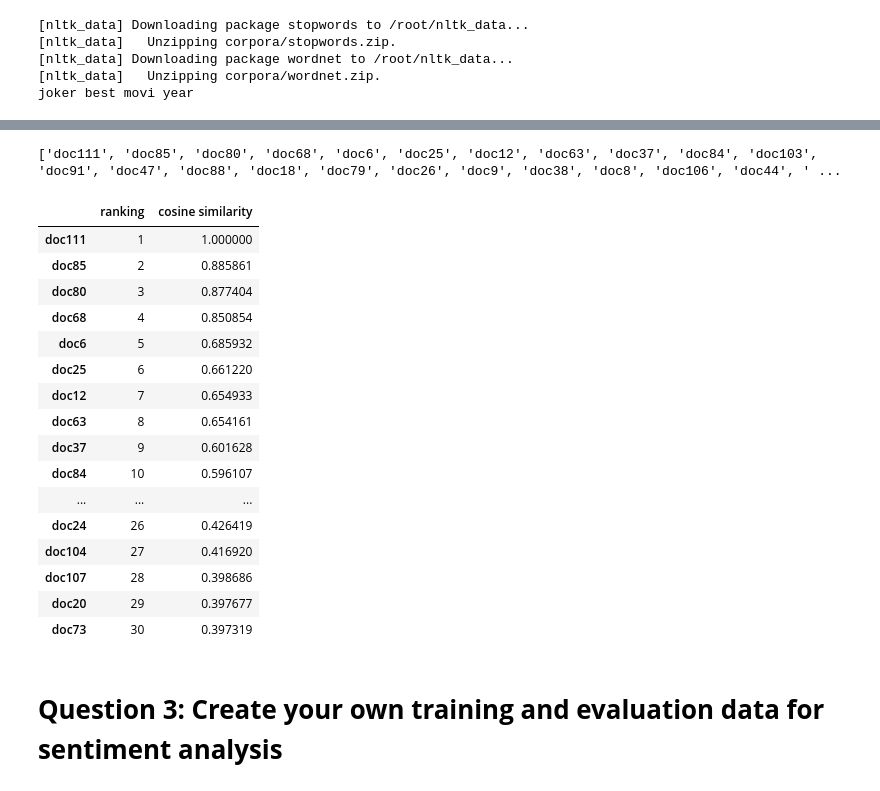
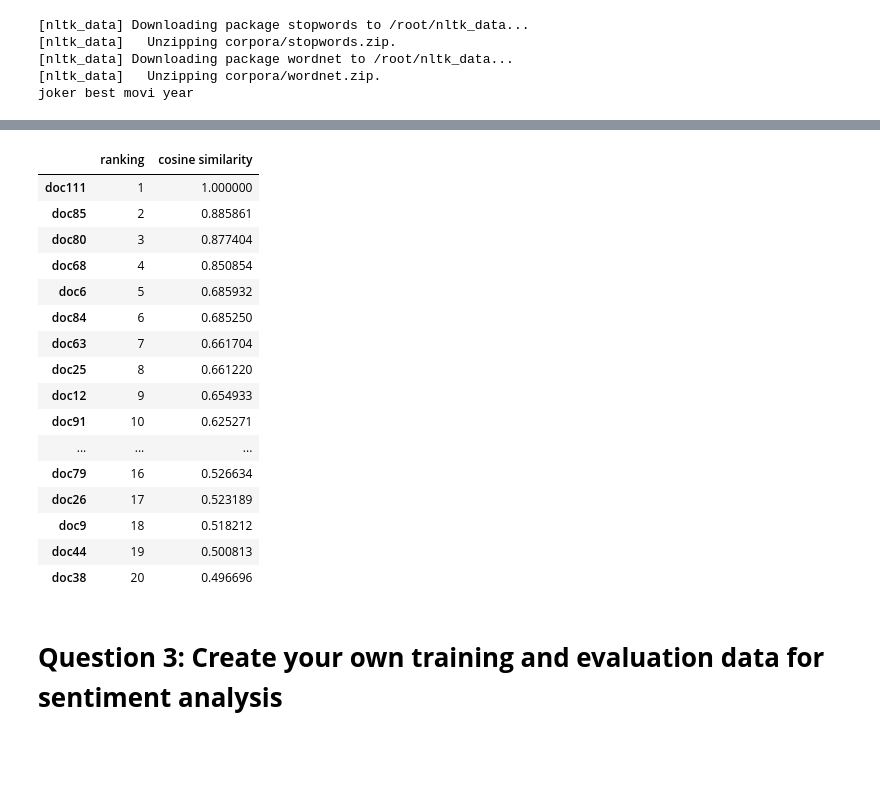
Before and after one commit to HuyenNguyenHelen/Huyen_INFO5731_Spring2020, a Jupyter notebook: INFO5731_Assignment_Three.ipynb, the cells around one changed output, grey strips where cells are left out. Drawn from its saved outputs; the diff is of its cells as text; code cells hidden in the pictures; blank space fills up the shorter version.

```diff
--- a/INFO5731_Assignment_Three.ipynb
+++ b/INFO5731_Assignment_Three.ipynb
@@ -141,27 +134,6 @@ df
 | 110 | 0.0 | 0.0 | 0.0 | 0.0 | ... |
 | 111 | 0.0 | 0.0 | 0.0 | 0.0 | ... |
 111 rows × 1376 columns
-# %%
-#leave here just in case
-'''
-monty=TextBlob(data)
-#print(monty.noun_phrases)
-
-# make a dictionary of noun phrases and their frequency
-hist={}
-for np in monty.noun_phrases:
-  hist[np]=hist.get(np,0)+1
-
-# find the maximum frequency of these noun phrases
-max_refreq = max([val for val in hist.values()])
-
-# calculate the relative probability as given formula
-re_prob={}
-for key, val in hist.items():
-  re_prob[key] = val/max_refreq
-
-pandas.DataFrame.from_dict (re_prob, orient = 'index', columns = ['noun-phrases relative probabilities']).head(10)
-'''
 # %% [markdown]
 # **Question 2: Undersand TF-IDF and Document representation**
 # %% [markdown]
@@ -243,7 +215,7 @@ joker best movi year
 
 doc=[doc for doc in data_query.splitlines()]
 corpus = {v: k for v, k in enumerate(data_query.splitlines(),1)}
-tfidf=TfidfVectorizer(input=doc, max_features=50, min_df=0.2, lowercase=True, analyzer='word', stop_words='english', ngram_range=(1,3))
+tfidf=TfidfVectorizer(input=doc, max_features=50, min_df=0.2, lowercase=True, analyzer='word', stop_words='english', ngram_range=(1,1))
 tfs=tfidf.fit_transform(corpus.values())
 feature_names= tfidf.get_feature_names()
 corpus_index=[n for n in corpus]
@@ -314,5 +286,5 @@ rankdf.head(30)
 # %%
-# Calculate cosin similarity of query with documents manually
+# Calculate cosine similarity of query with documents manually
 
 import math
 import numpy as np
@@ -320,47 +292,45 @@ import numpy as np
 # define a function to calculate cosine similarity of two vectors
 def cosim (v1,v2):
   x=v1.toarray()
   y=v2.toarray()
   return np.sum(x*y)/math.sqrt(np.sum(x*x)*np.sum(y*y))
 
 # Using defined function to calculate cosine similarity of the query to each doc
 # looping through each doc, calculate and store in a dict
 i=1
 query_sim = {}
 while i <=111:
   cosin_similarity=cosim(tfs[111], tfs[i])
   cosin_similarity = str(cosin_similarity)
   query_sim['doc'+str(i)] = cosin_similarity
   i+=1
 query_sim_noNul= {k:float(v) for k,v in query_sim.items() if v != 'nan'}  # remove Null values from the dict
 # sort the results to rank
 sorted_query_sim = sorted (query_sim_noNul, key=query_sim_noNul.get, reverse=True)
-print(sorted_query_sim)
 query_sim_rank = {key:rank for rank, key in enumerate(sorted_query_sim,1)}
 
 cosim_list = [query_sim_noNul[doc] for doc in sorted_query_sim]
 rank_df=pandas.DataFrame.from_dict (query_sim_rank,orient = 'index', columns = ['ranking'])
 rank_df ['cosine similarity'] = cosim_list
-rank_df.head(30)
+rank_df.head(20)
 # %% [output]
-['doc111', 'doc85', 'doc80', 'doc68', 'doc6', 'doc25', 'doc12', 'doc63', 'doc37', 'doc84', 'doc103', 'doc91', 'doc47', 'doc88', 'doc18', 'doc79', 'doc26', 'doc9', 'doc38', 'doc8', 'doc106', 'doc44', ' ...
 |  | ranking | cosine similarity |
 | doc111 | 1 | 1.000000 |
 | doc85 | 2 | 0.885861 |
 | doc80 | 3 | 0.877404 |
 | doc68 | 4 | 0.850854 |
 | doc6 | 5 | 0.685932 |
-| doc25 | 6 | 0.661220 |
-| doc12 | 7 | 0.654933 |
-| doc63 | 8 | 0.654161 |
-| doc37 | 9 | 0.601628 |
-| doc84 | 10 | 0.596107 |
+| doc84 | 6 | 0.685250 |
+| doc63 | 7 | 0.661704 |
+| doc25 | 8 | 0.661220 |
+| doc12 | 9 | 0.654933 |
+| doc91 | 10 | 0.625271 |
 | ... | ... | ... |
-| doc24 | 26 | 0.426419 |
-| doc104 | 27 | 0.416920 |
-| doc107 | 28 | 0.398686 |
-| doc20 | 29 | 0.397677 |
-| doc73 | 30 | 0.397319 |
+| doc79 | 16 | 0.526634 |
+| doc26 | 17 | 0.523189 |
+| doc9 | 18 | 0.518212 |
+| doc44 | 19 | 0.500813 |
+| doc38 | 20 | 0.496696 |
 # %% [markdown]
 # **Question 3: Create your own training and evaluation data for sentiment analysis**
 # %% [markdown]
```
Also changed, not shown: parts of 5 cells of this notebook.
